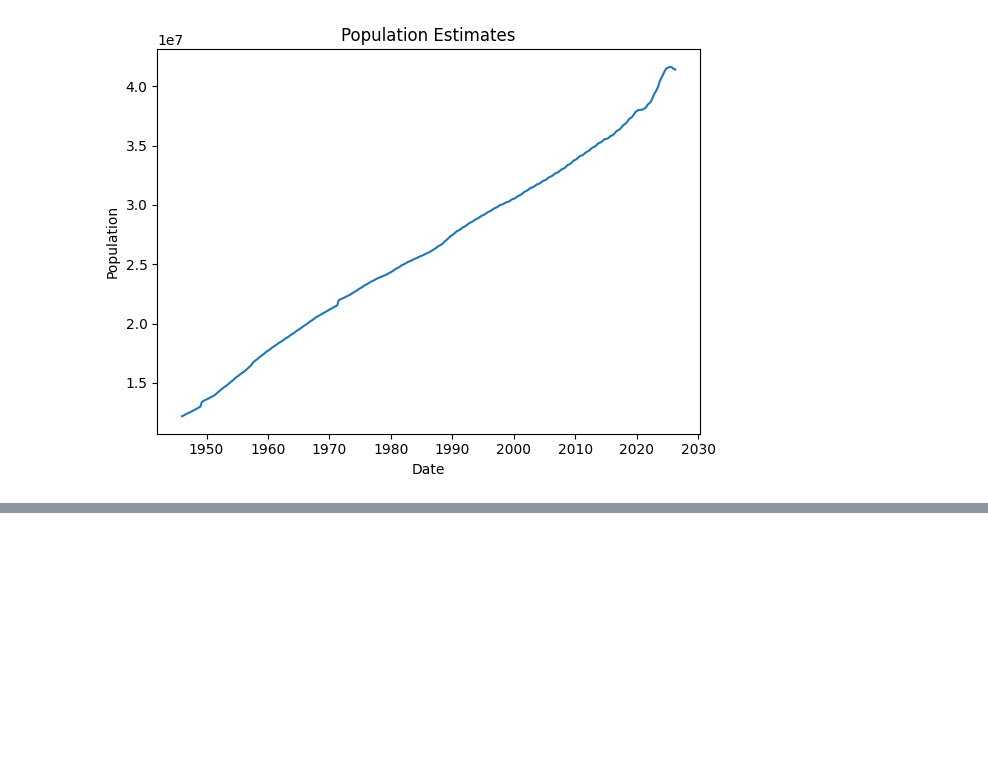
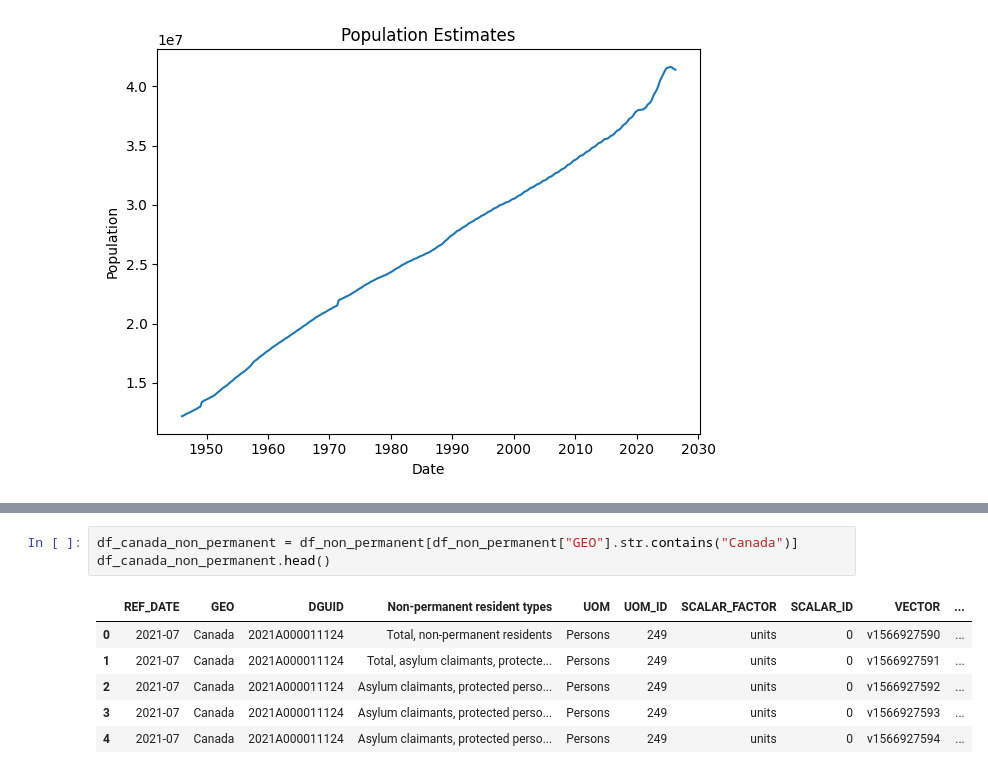
Before and after one commit to yrmo/gcinfo, a Jupyter notebook: non-permanent.ipynb, the cells around one changed output, grey strips where cells are left out. Drawn from its saved outputs; the diff is of its cells as text; blank space fills up the shorter version.

```diff
--- a/non-permanent.ipynb
+++ b/non-permanent.ipynb
@@ -140,0 +140,10 @@ plt.tight_layout()
+# %%
+df_canada_non_permanent = df_non_permanent[df_non_permanent["GEO"].str.contains("Canada")]
+df_canada_non_permanent.head()
+# %% [output]
+|  | REF_DATE | GEO | DGUID | Non-permanent resident types | UOM | UOM_ID | SCALAR_FACTOR | SCALAR_ID | VECTOR | ... |
+| 0 | 2021-07 | Canada | 2021A000011124 | Total, non-permanent residents | Persons | 249 | units | 0 | v1566927590 | ... |
+| 1 | 2021-07 | Canada | 2021A000011124 | Total, asylum claimants, protecte... | Persons | 249 | units | 0 | v1566927591 | ... |
+| 2 | 2021-07 | Canada | 2021A000011124 | Asylum claimants, protected perso... | Persons | 249 | units | 0 | v1566927592 | ... |
+| 3 | 2021-07 | Canada | 2021A000011124 | Asylum claimants, protected perso... | Persons | 249 | units | 0 | v1566927593 | ... |
+| 4 | 2021-07 | Canada | 2021A000011124 | Asylum claimants, protected perso... | Persons | 249 | units | 0 | v1566927594 | ... |
```
Also changed, not shown: parts of 9 cells of this notebook.
